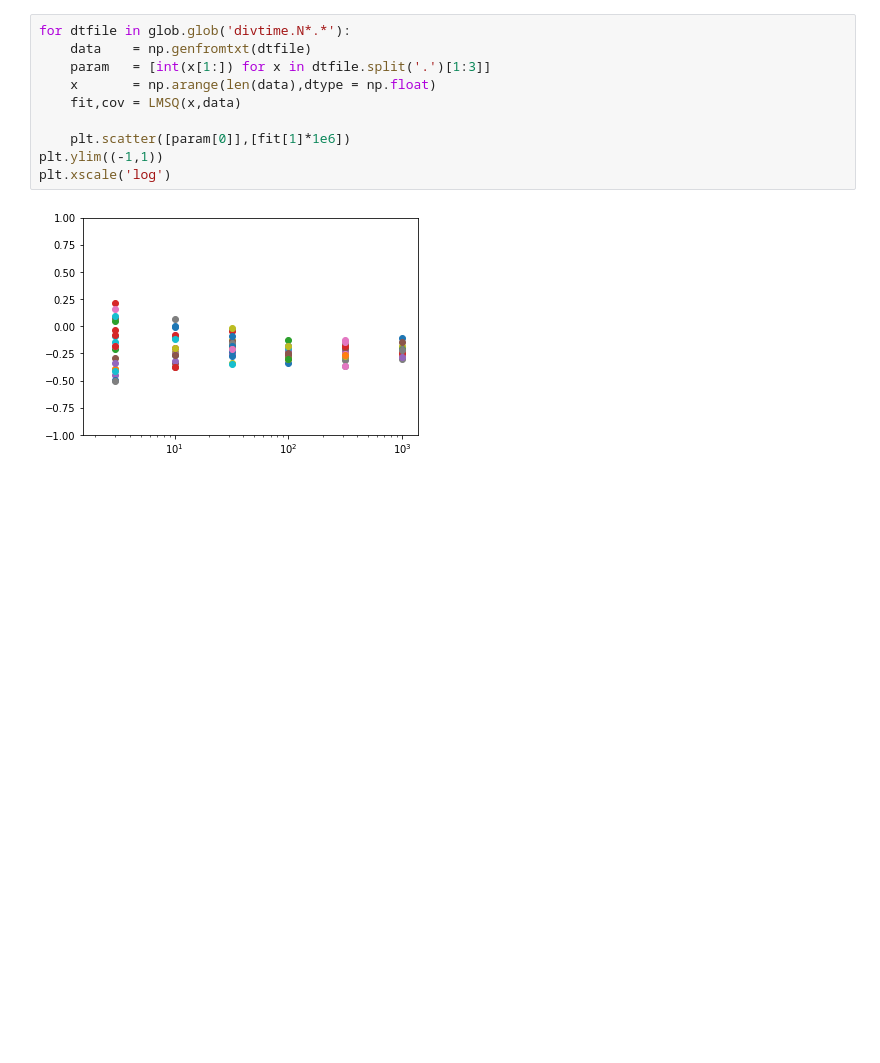
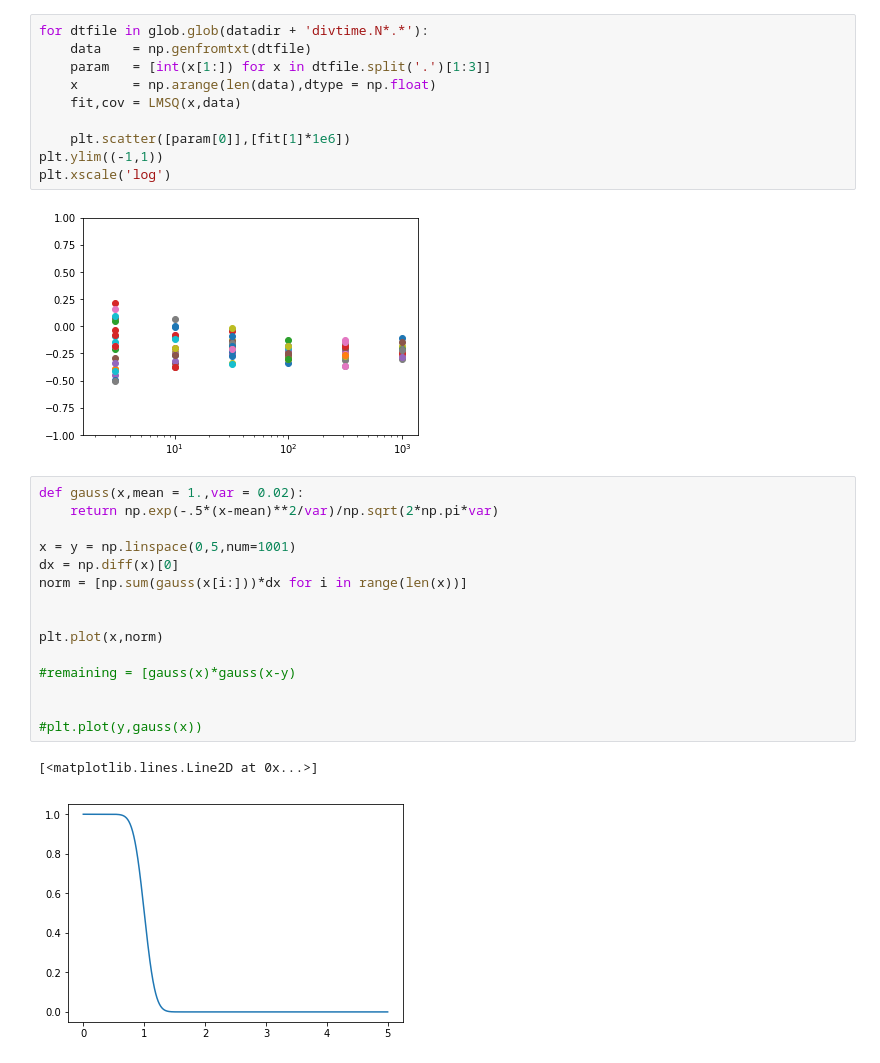
Before and after one commit to lukasgeyrhofer/growth, a Jupyter notebook: analyze_simulationdata.ipynb, the cells around one changed output. Saved outputs shown, nothing was run; the diff lists cells and outputs as text; blank space fills up the shorter version.

```diff
--- a/analyze_simulationdata.ipynb
+++ b/analyze_simulationdata.ipynb
@@ -88,5 +92,5 @@ for fn,d in data.getDataInitialSize(popsize = initialsize):
 # %%
-for dtfile in glob.glob('divtime.N*.*'):
+for dtfile in glob.glob(datadir + 'divtime.N*.*'):
     data    = np.genfromtxt(dtfile)
     param   = [int(x[1:]) for x in dtfile.split('.')[1:3]]
     x       = np.arange(len(data),dtype = np.float)
@@ -97,3 +101,21 @@ plt.ylim((-1,1))
 plt.xscale('log')
 # %% [output]
 [figure]
+# %%
+def gauss(x,mean = 1.,var = 0.02):
+    return np.exp(-.5*(x-mean)**2/var)/np.sqrt(2*np.pi*var)
+
+x = y = np.linspace(0,5,num=1001)
+dx = np.diff(x)[0]
+norm = [np.sum(gauss(x[i:]))*dx for i in range(len(x))]
+
+
+plt.plot(x,norm)
+
+#remaining = [gauss(x)*gauss(x-y)
+
+
+#plt.plot(y,gauss(x))
+# %% [output]
+[<matplotlib.lines.Line2D at 0x...>]
+[figure, added]
```
Also changed, not shown: parts of 2 cells of this notebook, 2 other files.
